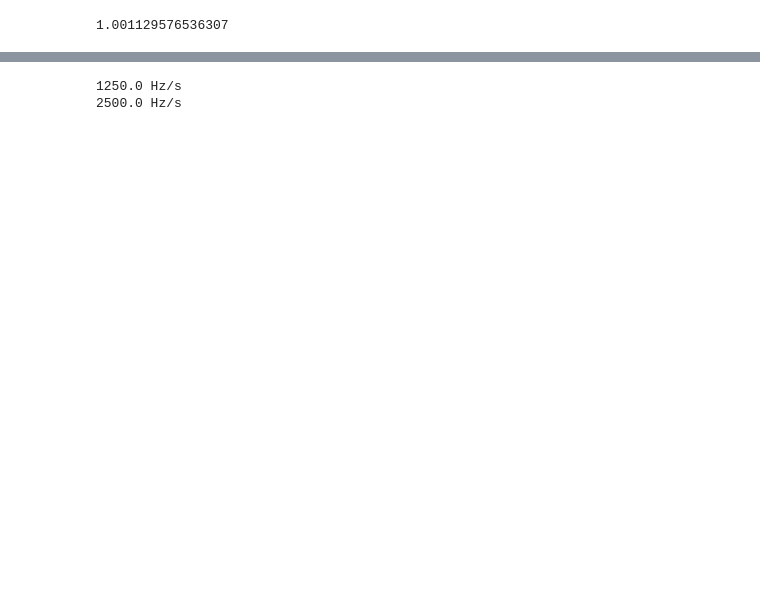
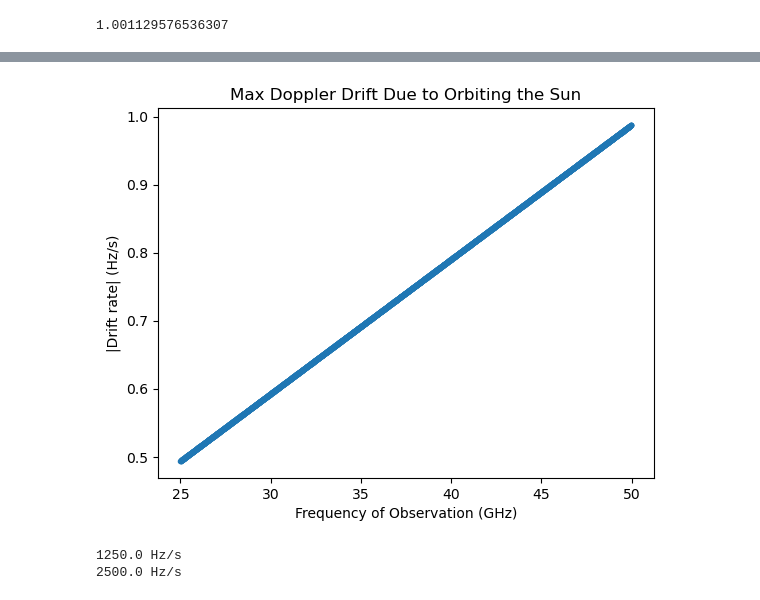
Before and after one commit to talonmyburgh/BL-COSMIC-HighFreq-Search, a Jupyter notebook: misc/doppler_drift.ipynb, the cells around one changed output, grey strips where cells are left out. Cells and saved outputs as stored; diff of their text form; code cells hidden in the pictures; blank space fills up the shorter version.

```diff
--- a/misc/doppler_drift.ipynb
+++ b/misc/doppler_drift.ipynb
@@ -85 +104,25 @@ geostationary_v**2 / geostationary_radius
+# %%
+# What about orbital velocity around the sun?
+
+# Given a distance from the center of the sun, what's the
+# velocity of a stable circular orbit?
+# Returns velocity in m/s
+def orbital_velocity_sun(r):
+    G = 6.67e-11 # G units in SI
+    M = 1.989e30 # kg
+    return np.sqrt(G * M / r)
+
+# Find acceleration from motion around the sun
+au = 1.496e11
+earth_v = orbital_velocity_sun(au)
+earth_a = earth_v**2 / au
+
+# Plot results
+plt.plot(frequencies / 1e9, drift_rate(earth_a, frequencies), marker='.')
+plt.xlabel("Frequency of Observation (GHz)")
+plt.ylabel("|Drift rate| (Hz/s)")
+plt.title("Max Doppler Drift Due to Orbiting the Sun")
+plt.show()
+# %% [output]
+[figure, added]
 # %%
```
Also changed, not shown: parts of 9 cells of this notebook, 10 other files.
